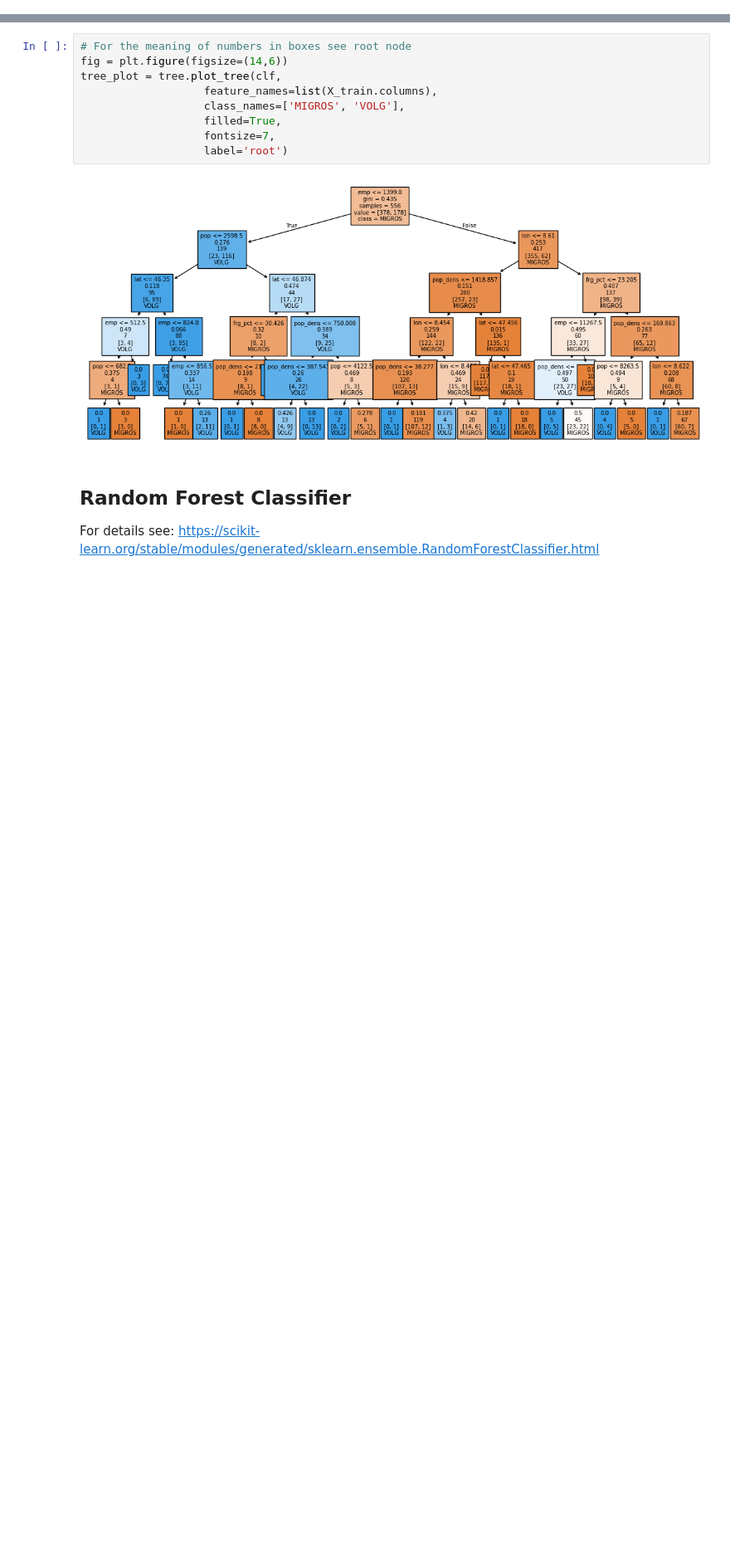
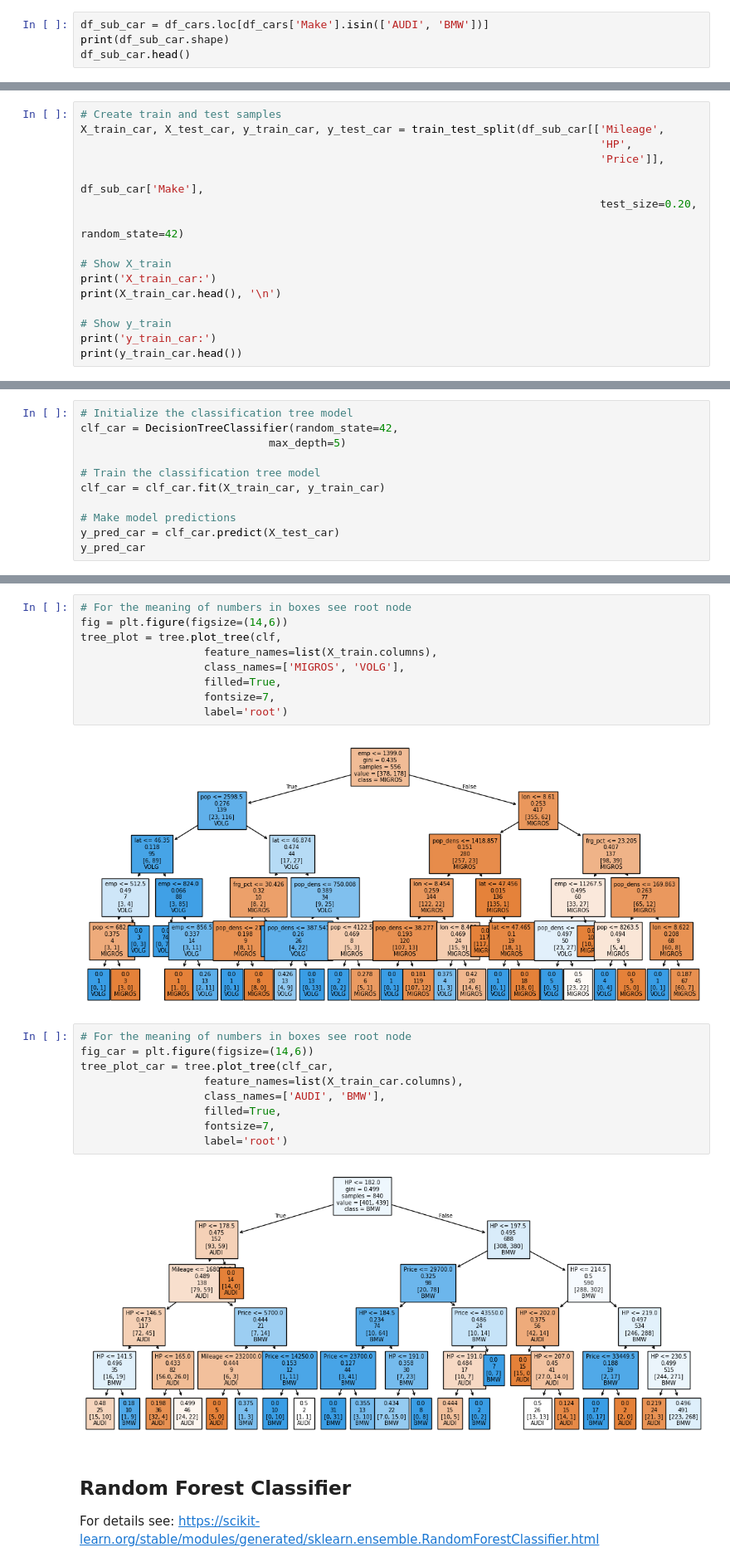
Before and after one commit to mrohner002/python_machine_learning_basics, a Jupyter notebook: CART_RandomForest/classification_tree_random_forest_supermarket_data.ipynb, the cells around one changed output, grey strips where cells are left out. Shown at 83% size. Cells and saved outputs as stored; diff of their text form; blank space fills up the shorter version.

```diff
--- a/CART_RandomForest/classification_tree_random_forest_supermarket_data.ipynb
+++ b/CART_RandomForest/classification_tree_random_forest_supermarket_data.ipynb
@@ -111,3 +187,7 @@ df_sub.head()
 | 11 | 83330862 | Zürich | 261 | 47.344749 | 8.529981 | MIGROS | 420217 | 4778.994655 | 32.458468 | 491193.0 |
 | 12 | 119249170 | Zürich | 261 | 47.375255 | 8.536107 | MIGROS | 420217 | 4778.994655 | 32.458468 | 491193.0 |
 | 15 | 262400822 | Zürich | 261 | 47.364072 | 8.530945 | MIGROS | 420217 | 4778.994655 | 32.458468 | 491193.0 |
+# %%
+df_sub_car = df_cars.loc[df_cars['Make'].isin(['AUDI', 'BMW'])]
+print(df_sub_car.shape)
+df_sub_car.head()
@@ -171,3 +274,19 @@ y_train:
 2655    MIGROS
 2369    MIGROS
 Name: brand, dtype: object
+# %%
+# Create train and test samples
+X_train_car, X_test_car, y_train_car, y_test_car = train_test_split(df_sub_car[['Mileage',
+                                                                                'HP',
+                                                                                'Price']],
+                                                                                df_sub_car['Make'],
+                                                                                test_size=0.20,
+                                                                                random_state=42)
+
+# Show X_train
+print('X_train_car:')
+print(X_train_car.head(), '\n')
+
+# Show y_train
+print('y_train_car:')
+print(y_train_car.head())
@@ -202,3 +337,14 @@ array(['MIGROS', 'MIGROS', 'MIGROS', 'MIGROS', 'MIGROS', 'MIGROS',
        'MIGROS', 'MIGROS', 'VOLG', 'MIGROS', 'VOLG', 'MIGROS', 'MIGROS',
        'MIGROS', 'MIGROS', 'VOLG', 'MIGROS', 'MIGROS', 'MIGROS', 'MIGROS',
        'MIGROS', 'MIGROS', 'MIGROS', 'MIGROS'], dtype=object)
+# %%
+# Initialize the classification tree model
+clf_car = DecisionTreeClassifier(random_state=42,
+                             max_depth=5)
+
+# Train the classification tree model
+clf_car = clf_car.fit(X_train_car, y_train_car)
+
+# Make model predictions
+y_pred_car = clf_car.predict(X_test_car)
+y_pred_car
@@ -266,6 +477,17 @@ tree_plot = tree.plot_tree(clf,
                    label='root')
 # %% [output]
 [figure]
+# %%
+# For the meaning of numbers in boxes see root node
+fig_car = plt.figure(figsize=(14,6))
+tree_plot_car = tree.plot_tree(clf_car,
+                   feature_names=list(X_train_car.columns),
+                   class_names=['AUDI', 'BMW'],
+                   filled=True,
+                   fontsize=7,
+                   label='root')
+# %% [output]
+[figure, added]
 # %% [markdown]
 ## Random Forest Classifier
 For details see: https://scikit-learn.org/stable/modules/generated/sklearn.ensemble.RandomForestClassifier.html
```
Also changed, not shown: parts of 14 cells of this notebook.
